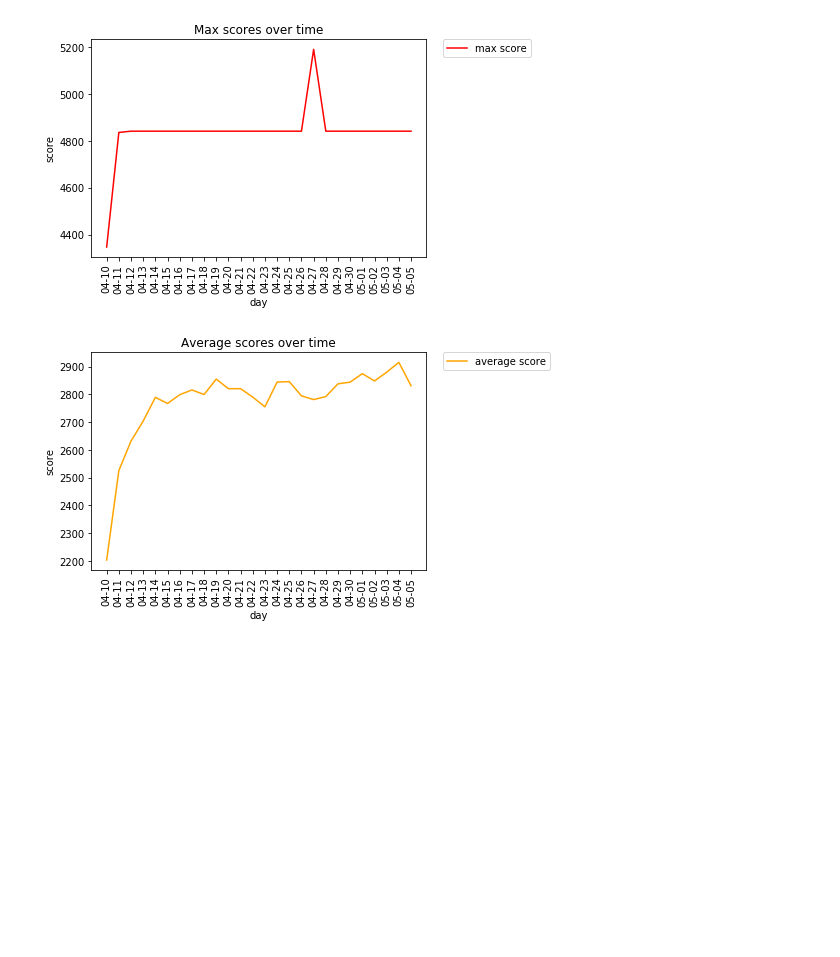
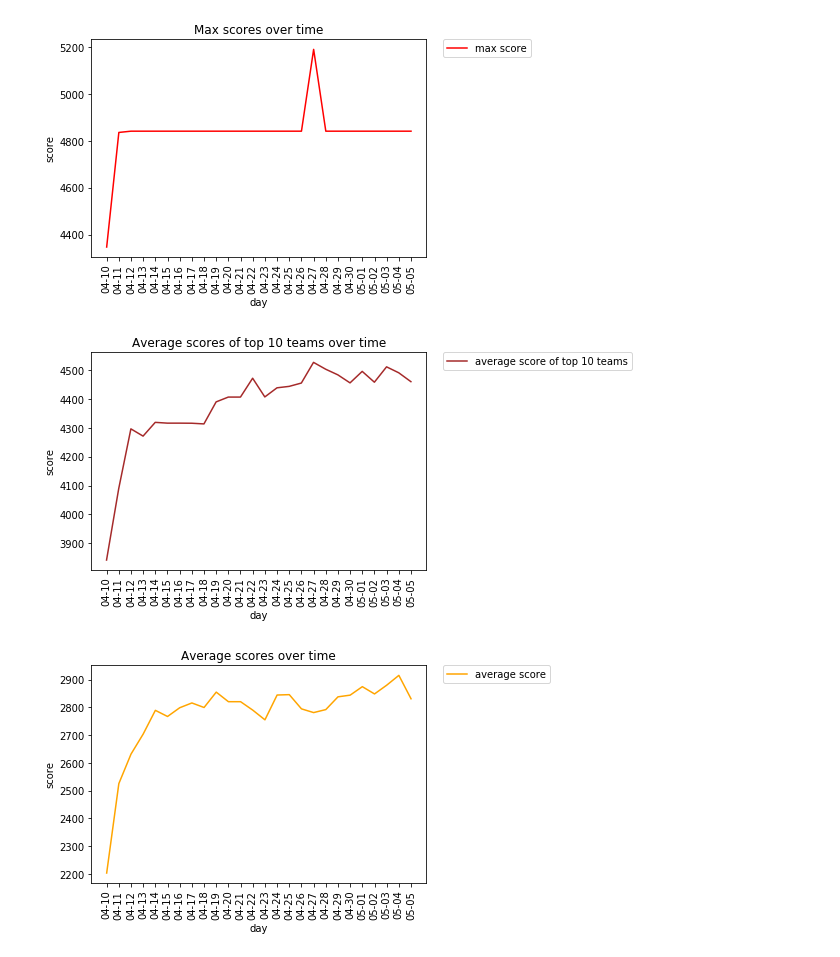
Before and after one commit to AdamStelmaszczyk/retro-leaderboard, a Jupyter notebook: analysis.ipynb, the cells around one changed output. Cells and saved outputs as stored; diff of their text form; code cells hidden in the pictures; blank space fills up the shorter version.

```diff
--- a/analysis.ipynb
+++ b/analysis.ipynb
@@ -70,6 +76,11 @@ plt.plot(days, maxs, color='red', label="max score")
 plot(plt, ylabel="score", title="Max scores over time")
 # %% [output]
 [figure]
+# %%
+plt.plot(days, top_avgs, color='brown', label="average score of top 10 teams")
+plot(plt, ylabel="score", title="Average scores of top 10 teams over time")
+# %% [output]
+[figure, added]
 # %%
 plt.plot(days, avgs, color='orange', label="average score")
 plot(plt, ylabel="score", title="Average scores over time")
```
Also changed, not shown: parts of 3 cells of this notebook.
